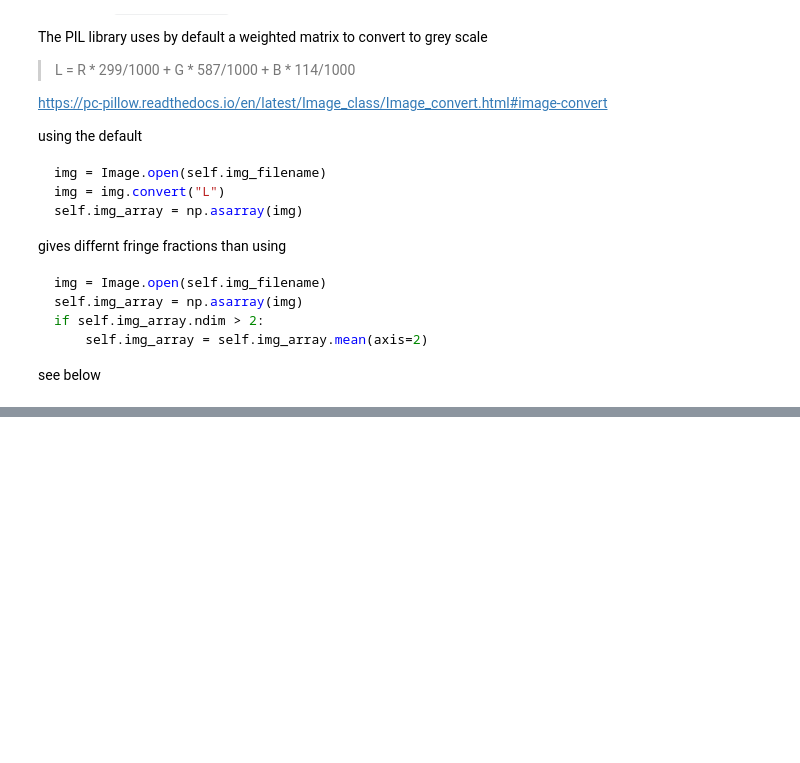
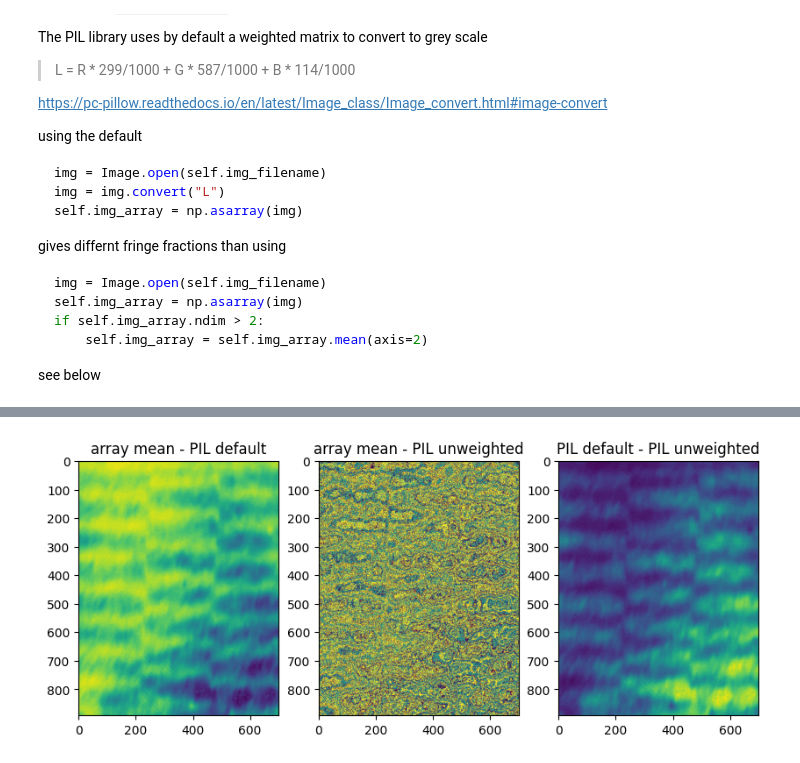
Before and after one commit to MSLNZ/ls-fringeapp, a Jupyter notebook: notebooks/14_image_conversion_to_grey_scale.ipynb, the cells around one changed output, grey strips where cells are left out. Cells and saved outputs as stored; diff of their text form; code cells hidden in the pictures; blank space fills up the shorter version.

```diff
--- a/notebooks/14_image_conversion_to_grey_scale.ipynb
+++ b/notebooks/14_image_conversion_to_grey_scale.ipynb
@@ -68,0 +203,24 @@ def test_fringe_calc(row):
+# %%
+# difference bewtween pairs
+img_array_d01 = img_array0 - img_array1
+img_array_d02 = img_array0 - img_array2
+img_array_d12 = img_array1 - img_array2
+
+plt.figure(figsize=(10, 6))
+
+plt.subplot(131)
+plt.imshow(img_array_d01)
+plt.axis("image")
+plt.title("array mean - PIL default")
+
+plt.subplot(132)
+plt.imshow(img_array_d02)
+plt.axis("image")
+plt.title("array mean - PIL unweighted")
+
+plt.subplot(133)
+plt.imshow(img_array_d12)
+plt.axis("image")
+plt.title("PIL default - PIL unweighted");
+# %% [output]
+[figure, added]
```
Also changed, not shown: parts of 24 cells of this notebook, 5 other files.
